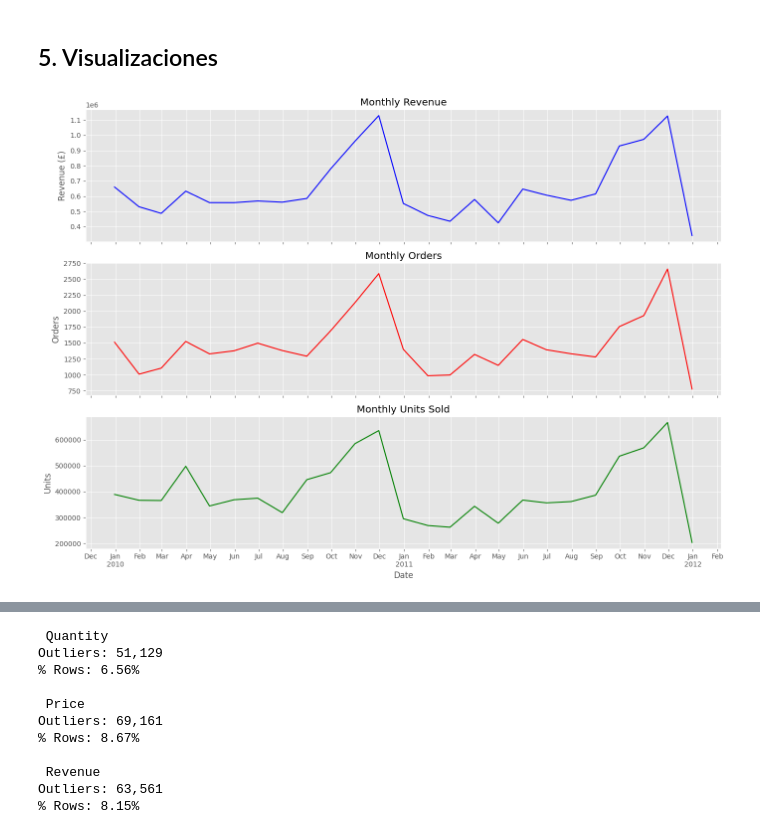
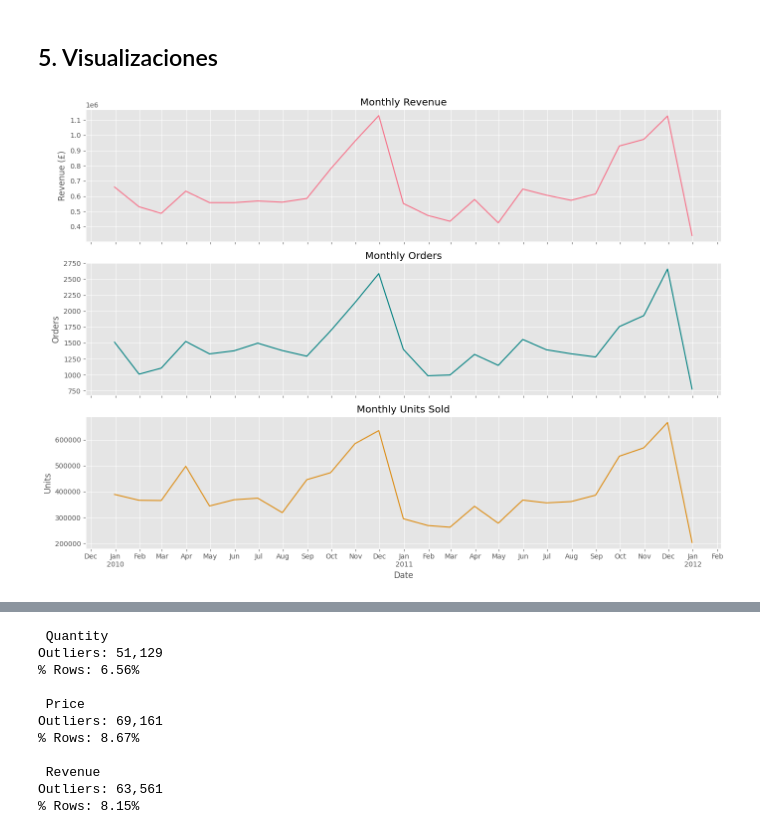
Before and after one commit to ferranborras/proyecto_machine_learning_evolve, a Jupyter notebook: online_retail_II_EDA-basic.ipynb, the cells around one changed output, grey strips where cells are left out. Saved outputs shown, nothing was run; the diff lists cells and outputs as text; code cells hidden in the pictures.

```diff
--- a/online_retail_II_EDA-basic.ipynb
+++ b/online_retail_II_EDA-basic.ipynb
@@ -435,37 +435,37 @@ fig, axes = plt.subplots(
     nrows=3,
     ncols=1,
     figsize=(14,10),
     sharex=True
 )
 
-axes[0].plot(monthly_revenue.index, monthly_revenue.values, color="blue")
+axes[0].plot(monthly_revenue.index, monthly_revenue.values)
 axes[0].set_title("Monthly Revenue")
 axes[0].set_ylabel("Revenue (£)")
 
-axes[1].plot(monthly_orders.index, monthly_orders.values, color="red")
+axes[1].plot(monthly_orders.index, monthly_orders.values, color="teal")
 axes[1].set_title("Monthly Orders")
 axes[1].set_ylabel("Orders")
 
-axes[2].plot(monthly_quantity.index, monthly_quantity.values, color="green")
+axes[2].plot(monthly_quantity.index, monthly_quantity.values, color="#DD8C12")
 axes[2].set_title("Monthly Units Sold")
 axes[2].set_ylabel("Units")
 axes[2].set_xlabel("Date")
 
 def formatter(x, pos):
     date = mdates.num2date(x)
 
     if date.month == 1:
         return f"Jan\n{date.year}"
     return date.strftime("%b")
 
 for ax in axes:
     ax.xaxis.set_major_locator(mdates.MonthLocator())
     ax.xaxis.set_major_formatter(FuncFormatter(formatter))
 
 plt.tight_layout()
 plt.show()
 # %% [output]
-[figure, old version]
+[figure, new version]
 # %%
 # Revenue bruto (sin cancelaciones) VS revenue neto (con cancelaciones)
 
```
Also changed, not shown: parts of 5 cells of this notebook.
